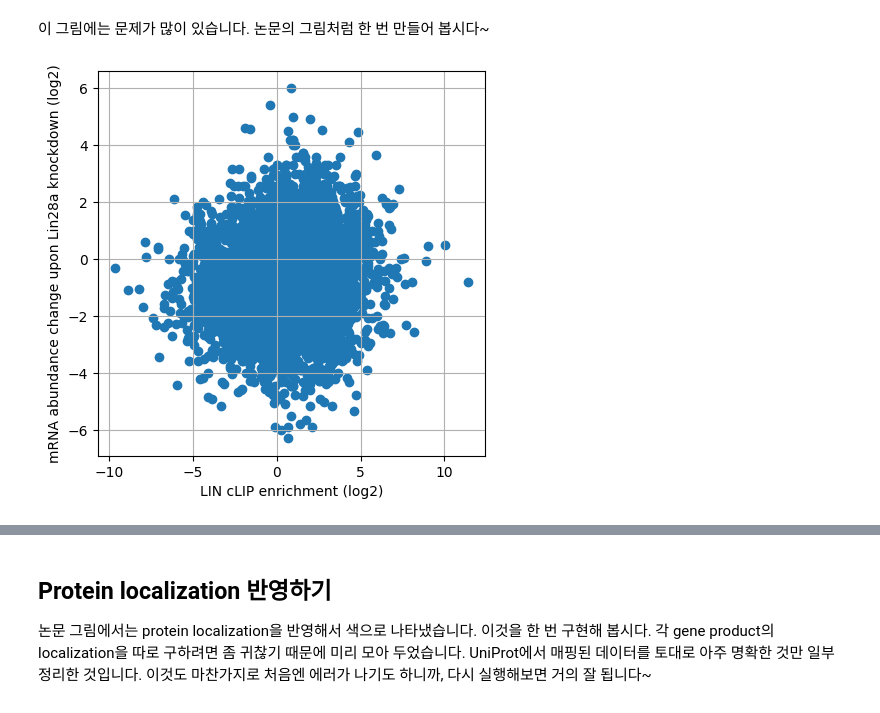
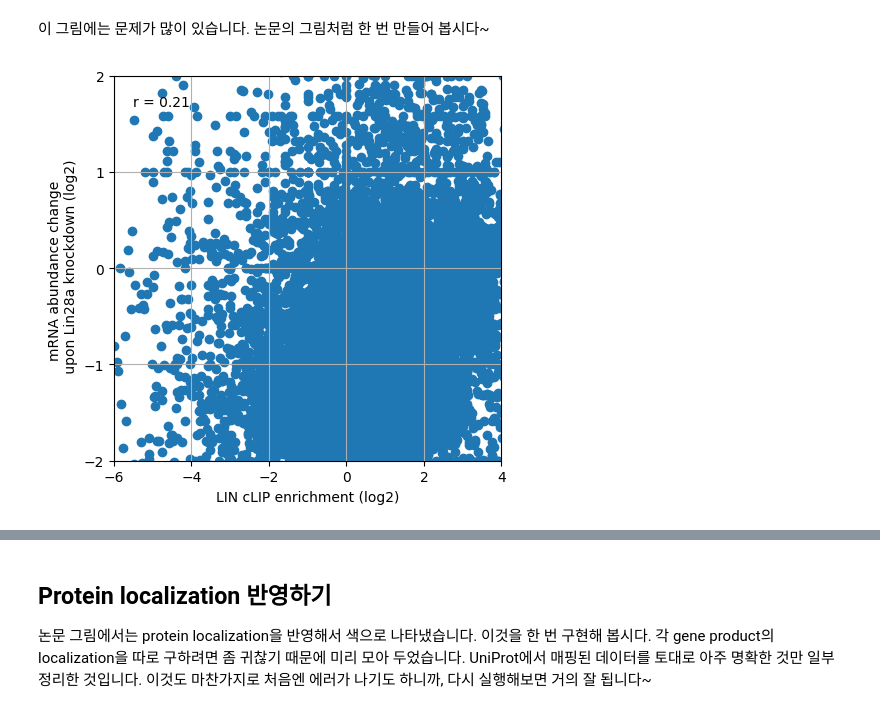
Before and after one commit to YUHYUNSEONG/YHS, a Jupyter notebook: CoLab_TermProj_2023_1.ipynb, the cells around one changed output, grey strips where cells are left out. Drawn from its saved outputs; the diff is of its cells as text; code cells hidden in the pictures.

```diff
--- a/CoLab_TermProj_2023_1.ipynb
+++ b/CoLab_TermProj_2023_1.ipynb
@@ -235,20 +269,34 @@ ax.scatter(np.log2(cnts['clip_enrichment']),
 # %%
 from matplotlib import pyplot as plt
 import numpy as np
 
+# Filter values less than or equal to 0, NaN, and infinite values
+valid_indices = (cnts['clip_enrichment'] > 0) & (cnts['rden_change'] > 0) & ~np.isnan(cnts['clip_enrichment']) & ~np.isnan(cnts['rden_change']) & ~np.isinf(cnts['clip_enrichment']) & ~np.isinf(cnts['rden_change'])
+x = np.log2(cnts['clip_enrichment'][valid_indices])
+y = np.log2(cnts['rden_change'][valid_indices])
+r = np.corrcoef(x, y)[0, 1]
+
 fig, ax = plt.subplots(1, 1, figsize=(5, 5))
-ax.scatter(np.log2(cnts['clip_enrichment']),
-           np.log2(cnts['rden_change']))
+ax.scatter(x, y)
+
+# Set x-axis and y-axis limits
+ax.set_xlim(-6, 4)
+ax.set_ylim(-2, 2)
 
 # Add gridlines
+ax.set_xticks(np.arange(-6, 5, 2))
+ax.set_yticks(np.arange(-2, 3, 1))
 ax.grid(True)
 
 # Set x-axis label
 ax.set_xlabel('LIN cLIP enrichment (log2)')
 
 # Set y-axis label
-ax.set_ylabel('mRNA abundance change upon Lin28a knockdown (log2)')
+ax.set_ylabel('mRNA abundance change \n upon Lin28a knockdown (log2)')
+
+# Add r-value as text to the plot
+ax.text(0.05, 0.95, f'r = {r:.2f}', transform=ax.transAxes, ha='left', va='top')
 
 plt.show()
 # %% [output]
-[figure, old version]
+[figure, new version]
```
Also changed, not shown: parts of 11 cells of this notebook.
